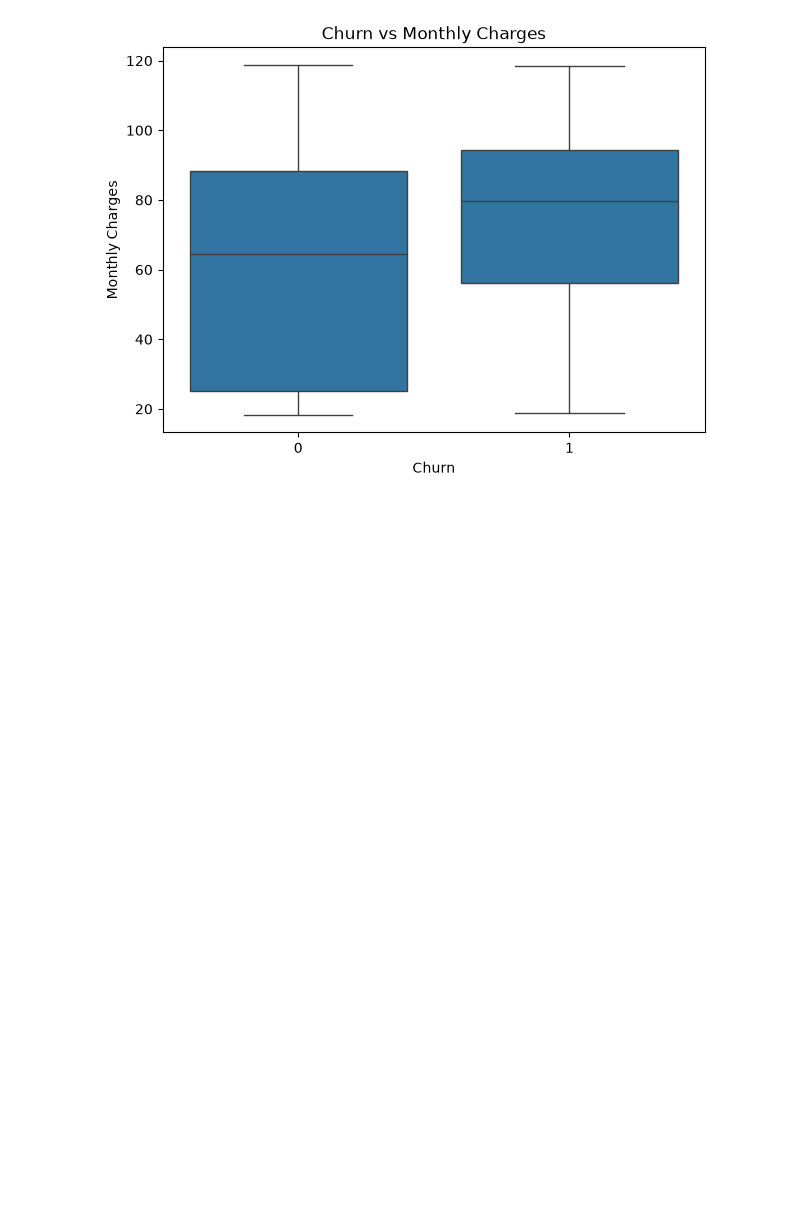
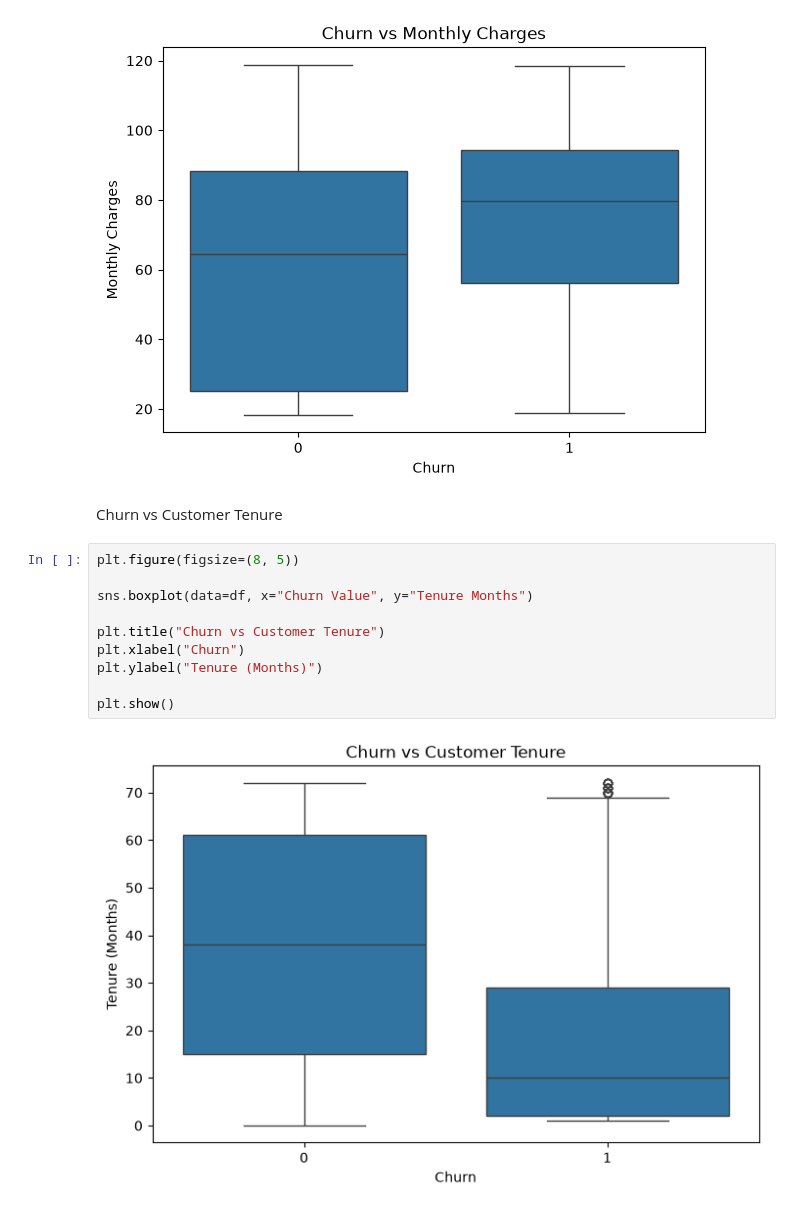
Before and after one commit to ChitsaroopSingh/tcc, a Jupyter notebook: eda.ipynb, the cells around one changed output. Cells and saved outputs as stored; diff of their text form; blank space fills up the shorter version.

Commit message:
add: churn vs customer tenure

```diff
--- a/eda.ipynb
+++ b/eda.ipynb
@@ -101,3 +101,17 @@ plt.ylabel("Monthly Charges")
 plt.show()
 # %% [output]
 [figure]
+# %% [markdown]
+Churn vs Customer Tenure
+# %%
+plt.figure(figsize=(8, 5))
+
+sns.boxplot(data=df, x="Churn Value", y="Tenure Months")
+
+plt.title("Churn vs Customer Tenure")
+plt.xlabel("Churn")
+plt.ylabel("Tenure (Months)")
+
+plt.show()
+# %% [output]
+[figure, added]
```
